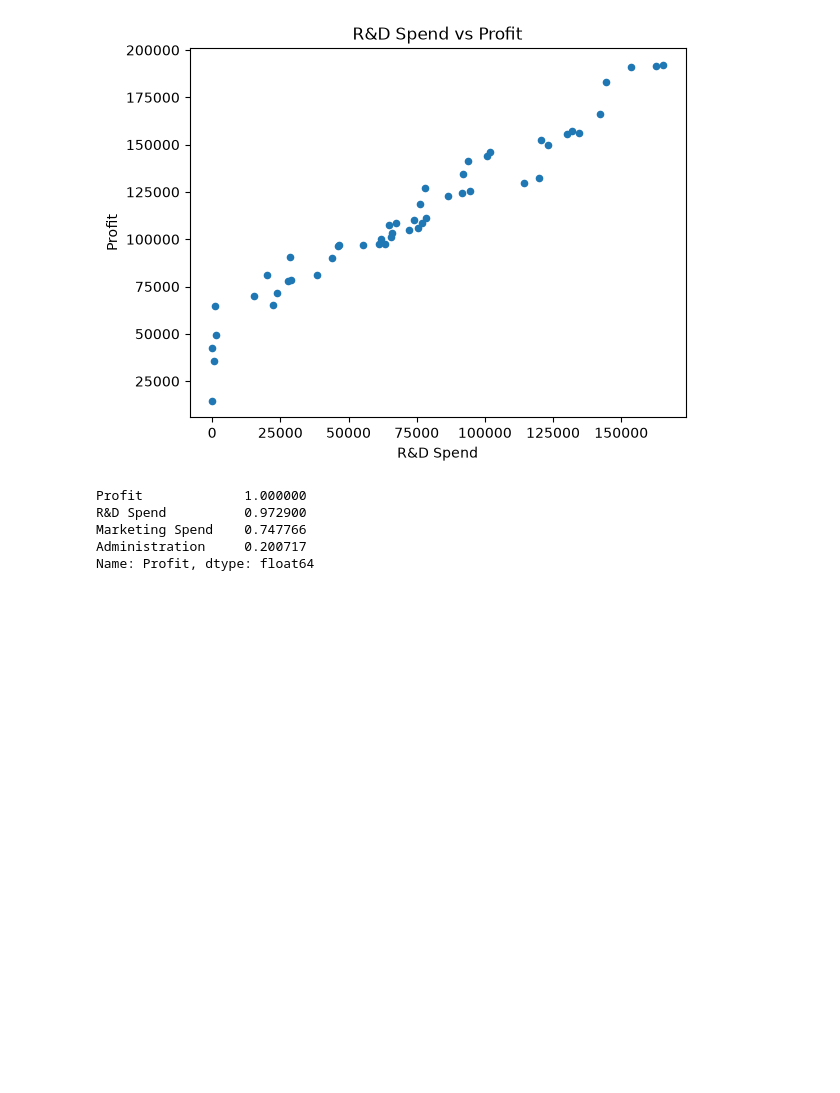
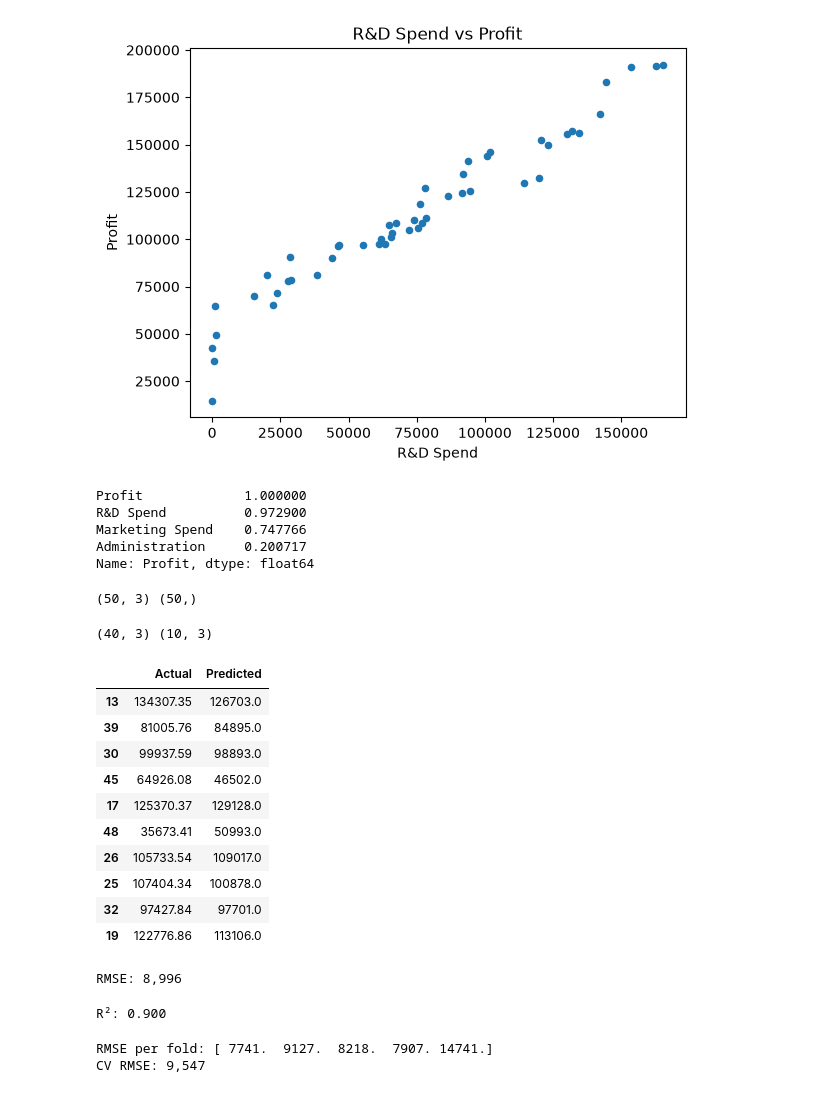
Before and after one commit to bilalsarwar2907/startup-profit-prediction-using-ml, a Jupyter notebook: notebooks/01_analysis.ipynb, the cells around one changed output. Drawn from its saved outputs; the diff is of its cells as text; code cells hidden in the pictures; blank space fills up the shorter version.

Commit message:
Linear regression baseline

```diff
--- a/notebooks/01_analysis.ipynb
+++ b/notebooks/01_analysis.ipynb
@@ -70,3 +70,74 @@ R&D Spend          0.972900
 Marketing Spend    0.747766
 Administration     0.200717
 Name: Profit, dtype: float64
+# %%
+import pandas as pd
+
+df = pd.read_csv("../data/50_Startups.csv")
+
+X = df[["R&D Spend", "Administration", "Marketing Spend"]]
+y = df["Profit"]
+
+print(X.shape, y.shape)
+# %% [output]
+(50, 3) (50,)
+# %%
+from sklearn.model_selection import train_test_split
+
+X_train, X_test, y_train, y_test = train_test_split(
+    X, y, test_size=0.2, random_state=42
+)
+
+print(X_train.shape, X_test.shape)
+# %% [output]
+(40, 3) (10, 3)
+# %%
+from sklearn.linear_model import LinearRegression
+
+model = LinearRegression()
+model.fit(X_train, y_train)
+
+y_pred = model.predict(X_test)
+
+comparison = pd.DataFrame({"Actual": y_test, "Predicted": y_pred.round(0)})
+comparison
+# %% [output]
+|  | Actual | Predicted |
+| 13 | 134307.35 | 126703.0 |
+| 39 | 81005.76 | 84895.0 |
+| 30 | 99937.59 | 98893.0 |
+| 45 | 64926.08 | 46502.0 |
+| 17 | 125370.37 | 129128.0 |
+| 48 | 35673.41 | 50993.0 |
+| 26 | 105733.54 | 109017.0 |
+| 25 | 107404.34 | 100878.0 |
+| 32 | 97427.84 | 97701.0 |
+| 19 | 122776.86 | 113106.0 |
+# %%
+from sklearn.metrics import root_mean_squared_error
+
+rmse = root_mean_squared_error(y_test, y_pred)
+print(f"RMSE: {rmse:,.0f}")
+# %% [output]
+RMSE: 8,996
+# %%
+from sklearn.metrics import r2_score
+
+r2 = r2_score(y_test, y_pred)
+print(f"R²: {r2:.3f}")
+# %% [output]
+R²: 0.900
+# %%
+from sklearn.model_selection import cross_val_score
+
+scores = cross_val_score(
+    LinearRegression(), X_train, y_train,
+    cv=5, scoring="neg_root_mean_squared_error"
+)
+cv_rmse = -scores.mean()
+
+print("RMSE per fold:", (-scores).round(0))
+print(f"CV RMSE: {cv_rmse:,.0f}")
+# %% [output]
+RMSE per fold: [ 7741.  9127.  8218.  7907. 14741.]
+CV RMSE: 9,547
```
Also changed, not shown: parts of 1 cell of this notebook, 1 other file.
